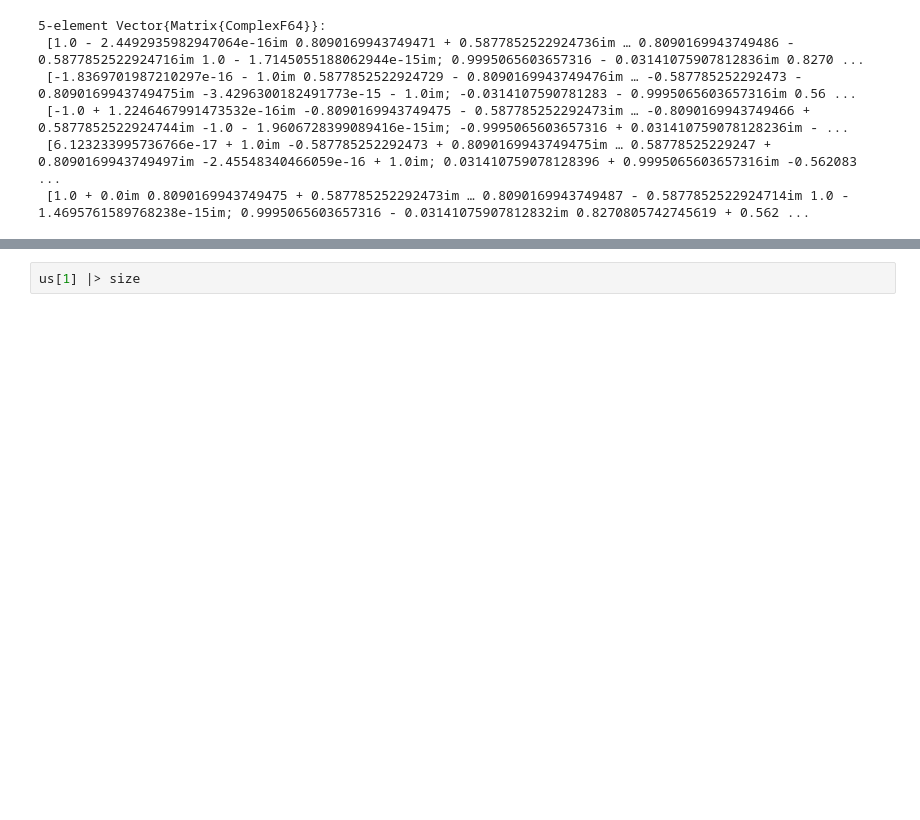
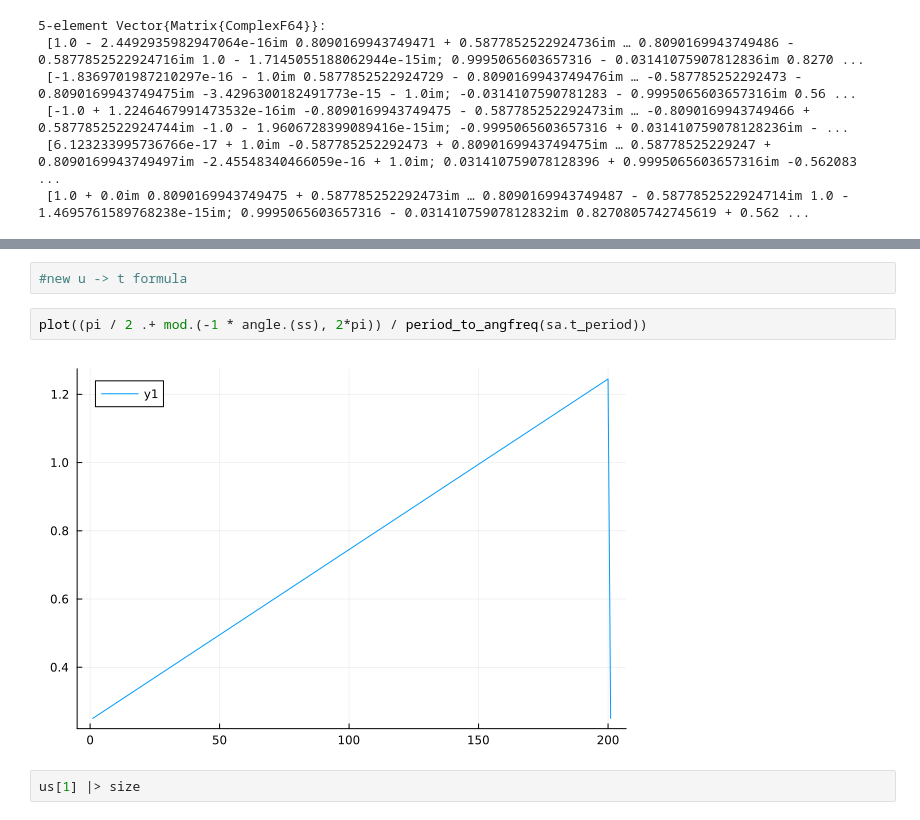
Before and after one commit to wilkieolin/PhasorNetworks.jl, a Jupyter notebook: demos/domains.ipynb, the cells around one changed output, grey strips where cells are left out. Cells and saved outputs as stored; diff of their text form; blank space fills up the shorter version.

```diff
--- a/demos/domains.ipynb
+++ b/demos/domains.ipynb
@@ -112,3 +140,9 @@ us = [phase_to_potential(phases, tms, offset = o, spk_args=sa) for o in offsets]
+# %%
+#new u -> t formula
+# %%
+plot((pi / 2 .+ mod.(-1 * angle.(ss), 2*pi)) / period_to_angfreq(sa.t_period))
+# %% [output]
+[figure, added]
 # %%
 us[1] |> size
 # %% [output]
```
Also changed, not shown: parts of 22 cells of this notebook, 1 other file.
